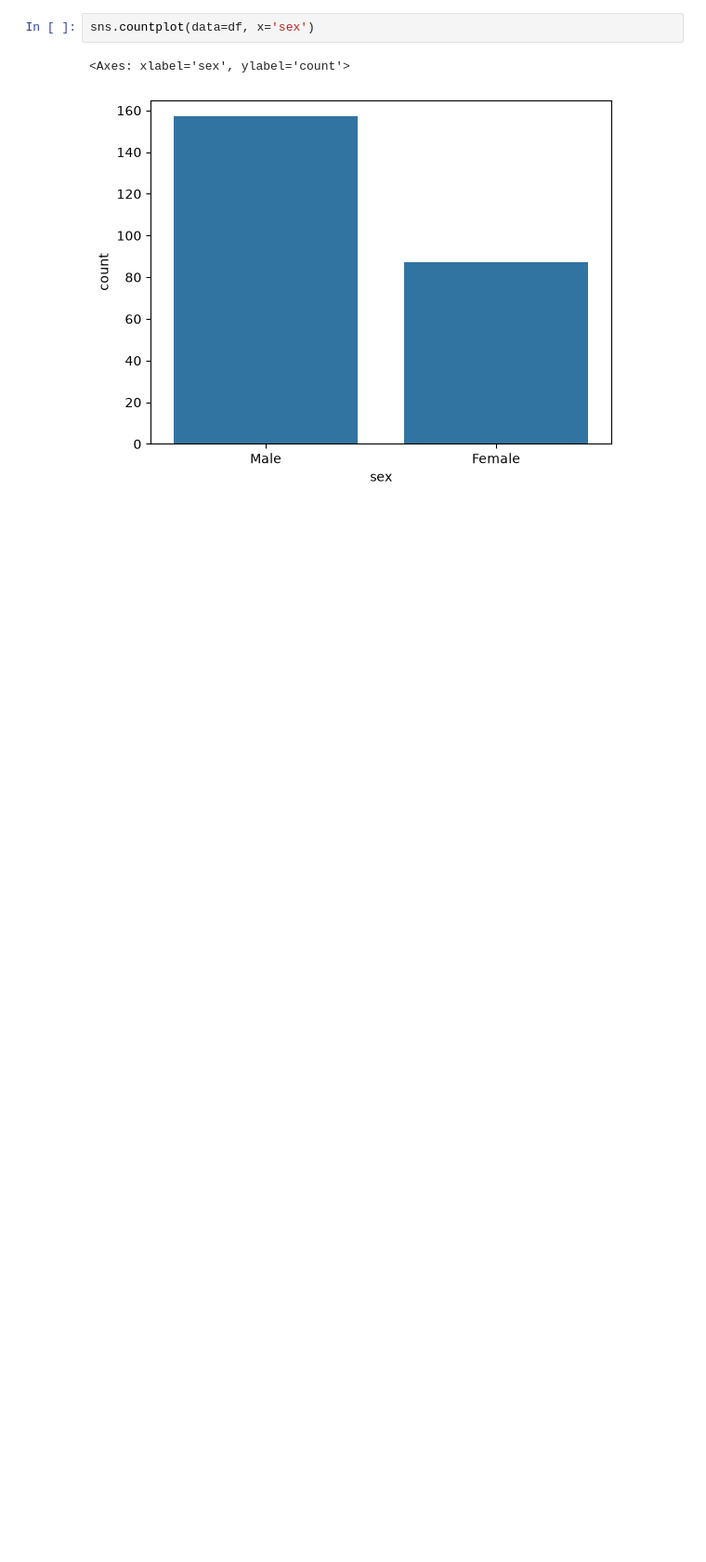
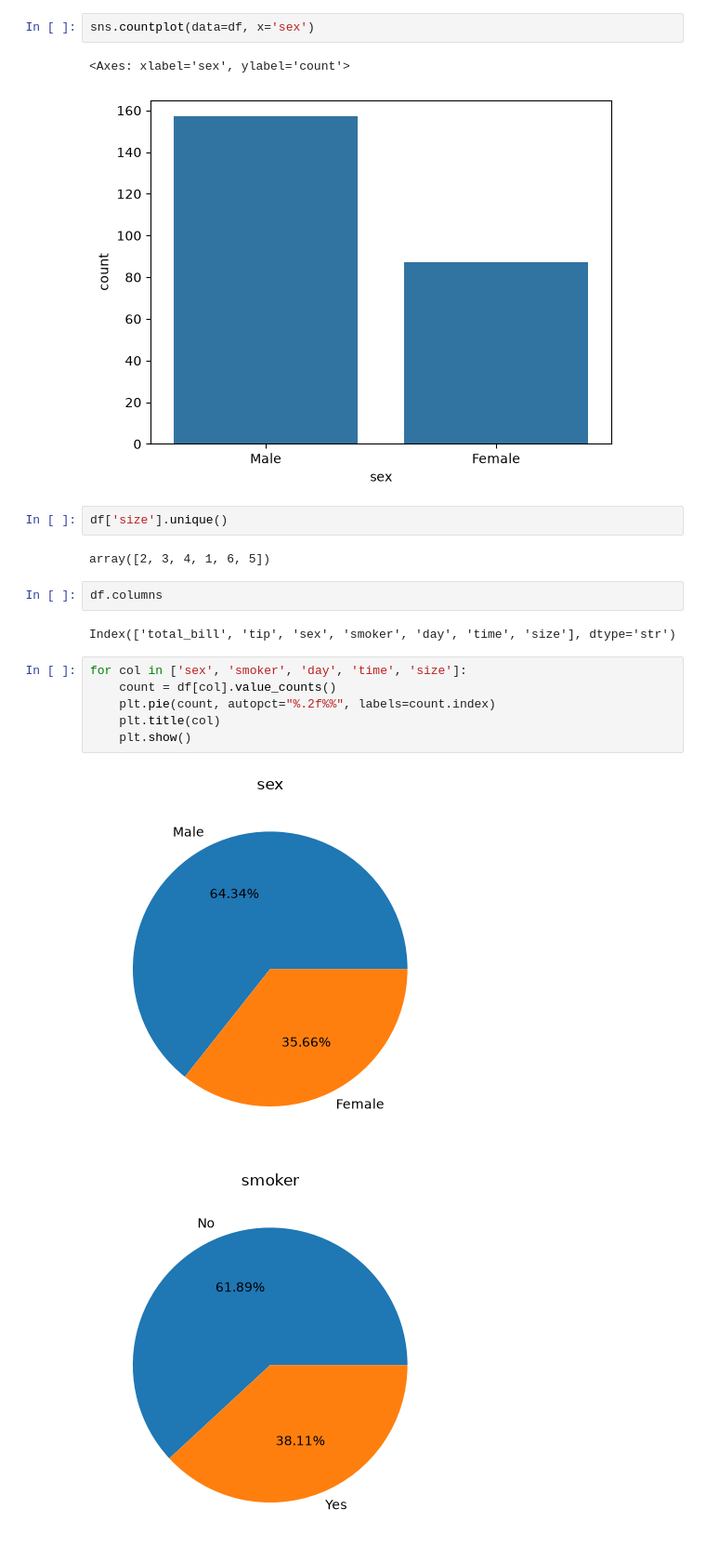
Before and after one commit to Kimchi-2025/big0611, a Jupyter notebook: py/p02_데이터분석및시각화/ch04_seaborn/ex01_tips_dataset.ipynb, the cells around one changed output. Shown at 93% size. Cells and saved outputs as stored; diff of their text form; blank space fills up the shorter version.

```diff
--- a/py/p02_데이터분석및시각화/ch04_seaborn/ex01_tips_dataset.ipynb
+++ b/py/p02_데이터분석및시각화/ch04_seaborn/ex01_tips_dataset.ipynb
@@ -169,3 +272,20 @@ sns.countplot(data=df, x='sex')
 # %% [output]
 <Axes: xlabel='sex', ylabel='count'>
 [figure]
+# %%
+df['size'].unique()
+# %% [output]
+array([2, 3, 4, 1, 6, 5])
+# %%
+df.columns
+# %% [output]
+Index(['total_bill', 'tip', 'sex', 'smoker', 'day', 'time', 'size'], dtype='str')
+# %%
+for col in ['sex', 'smoker', 'day', 'time', 'size']:
+    count = df[col].value_counts()
+    plt.pie(count, autopct="%.2f%%", labels=count.index)
+    plt.title(col)
+    plt.show()
+# %% [output]
+[figure, added]
+[figure, added]
```
Also changed, not shown: parts of 12 cells of this notebook, 3 other files.
